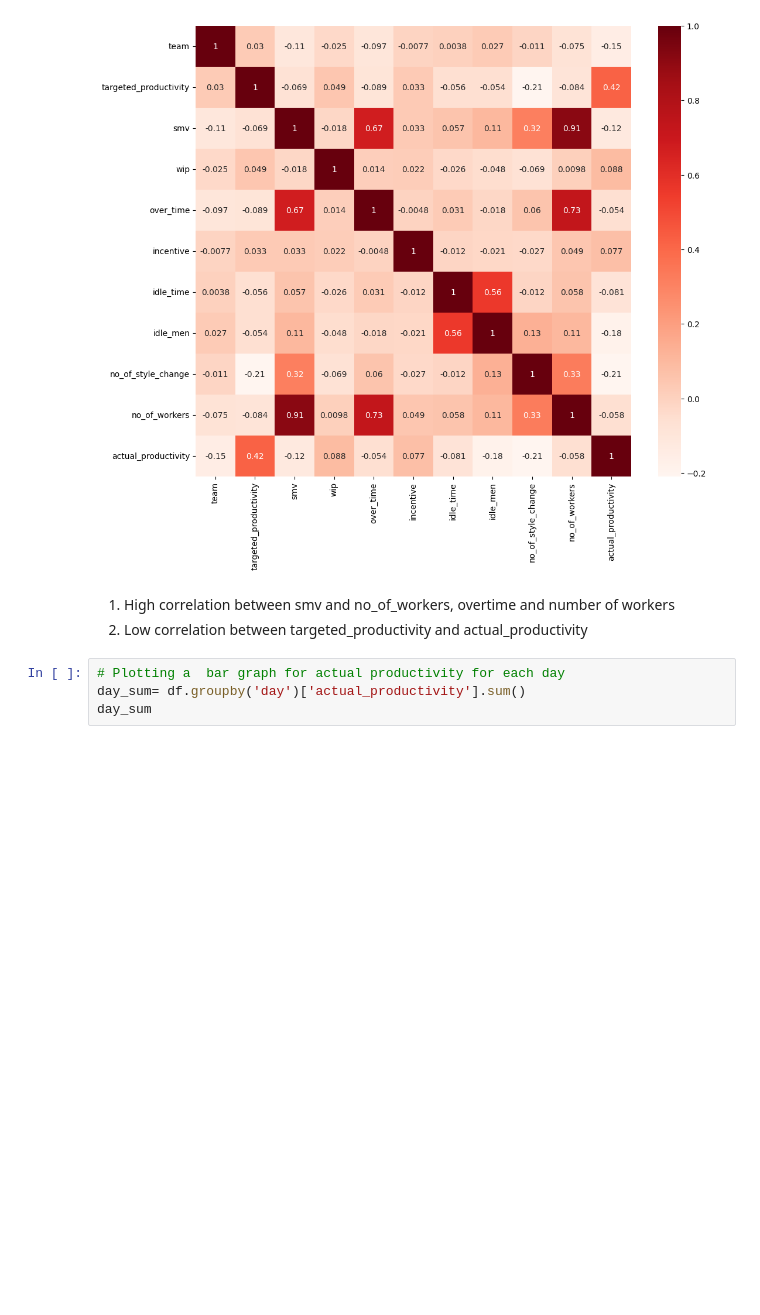
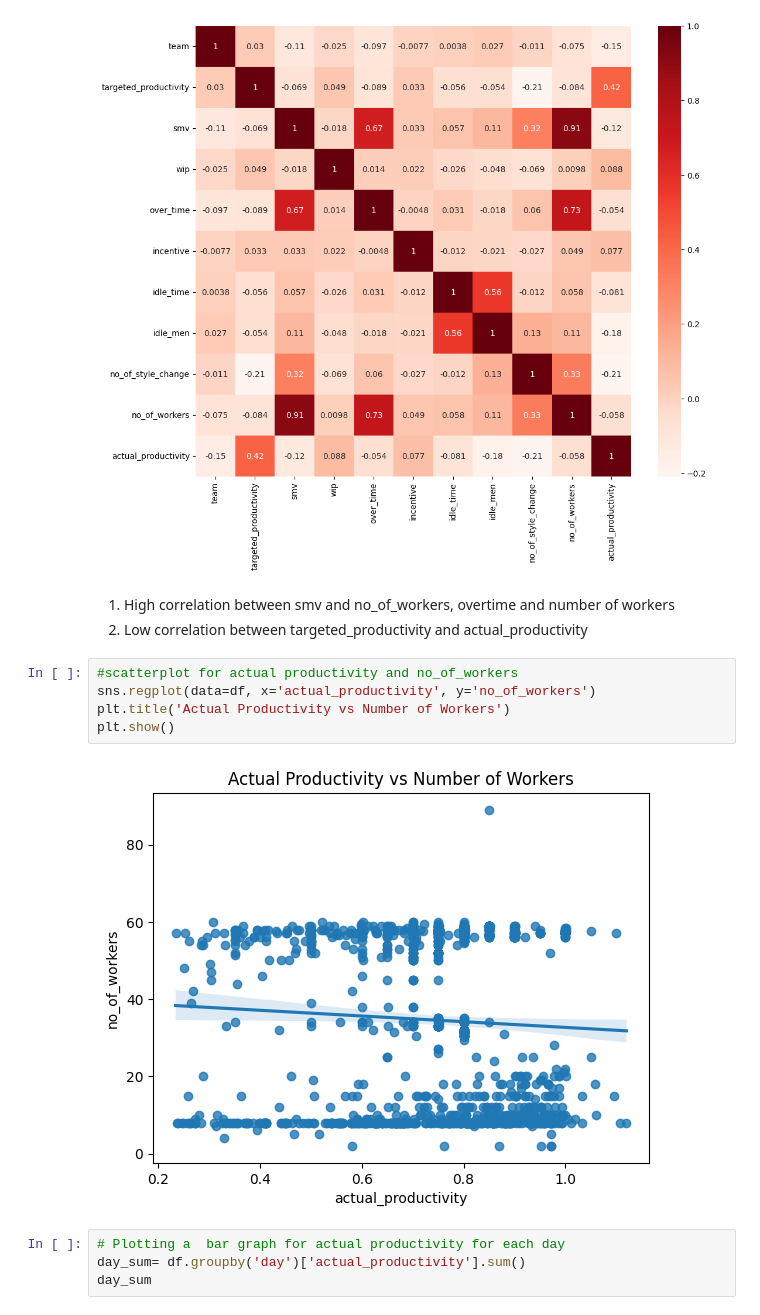
Before and after one commit to Gloria-L19/Possible-data-sets, a Jupyter notebook: Copy_of_Worker_productivity.ipynb, the cells around one changed output. Saved outputs shown, nothing was run; the diff lists cells and outputs as text; blank space fills up the shorter version.

```diff
--- a/Copy_of_Worker_productivity.ipynb
+++ b/Copy_of_Worker_productivity.ipynb
@@ -256,6 +256,13 @@ sns.heatmap(corr, cmap = 'Reds', annot =True);
 
 1.   High correlation between  smv and no_of_workers, overtime and number of workers
 2.   Low correlation between targeted_productivity and actual_productivity
+# %%
+#scatterplot for actual productivity and no_of_workers
+sns.regplot(data=df, x='actual_productivity', y='no_of_workers')
+plt.title('Actual Productivity vs Number of Workers')
+plt.show()
+# %% [output]
+[figure, added]
 # %%
 # Plotting a  bar graph for actual productivity for each day
 day_sum= df.groupby('day')['actual_productivity'].sum()
```
Also changed, not shown: parts of 10 cells of this notebook.
